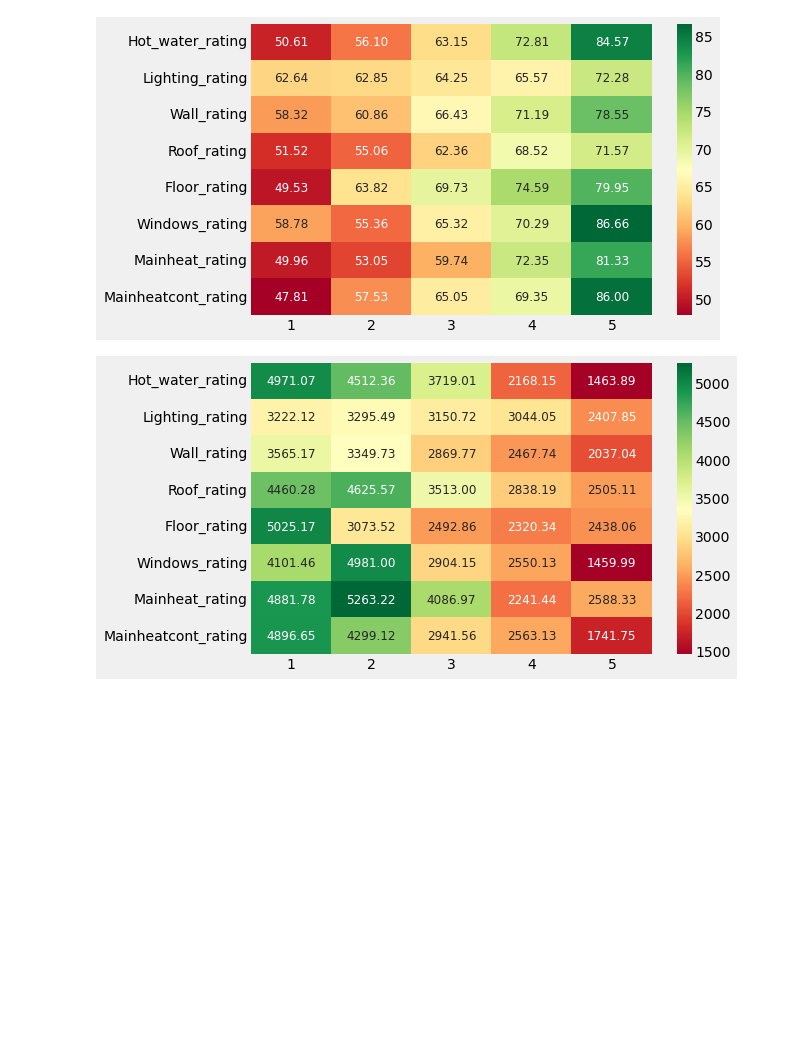
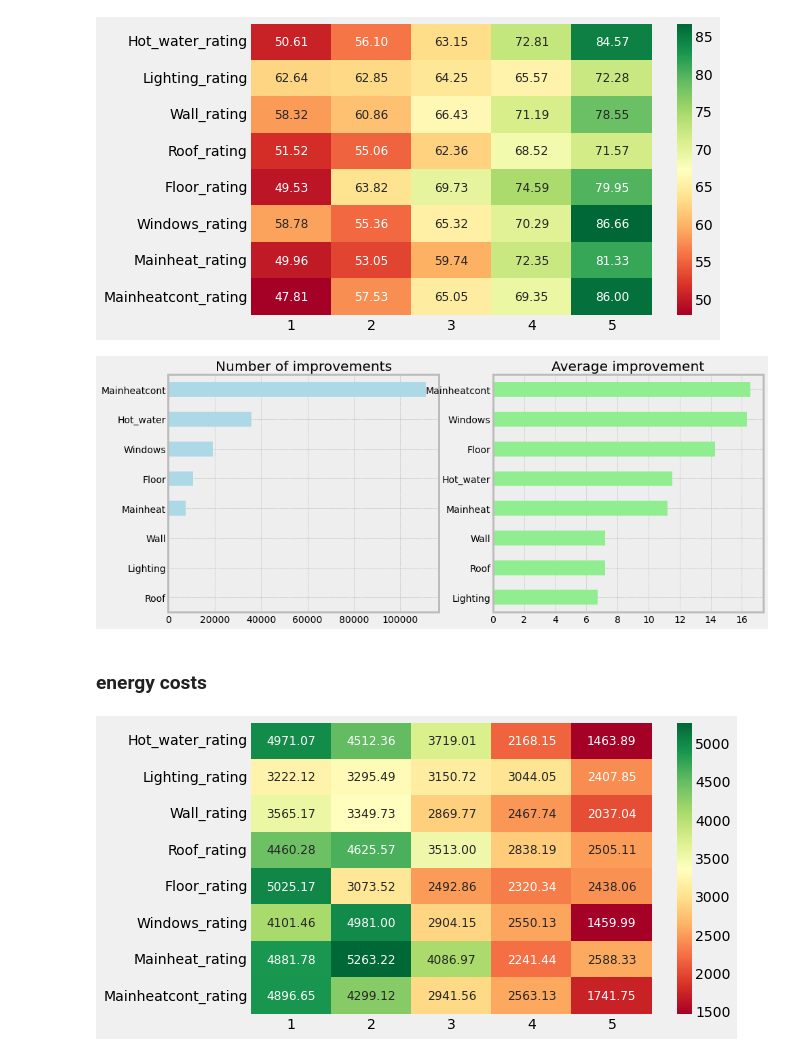
Before and after one commit to abessalov/Ocean_Energy_Efficiency, a Jupyter notebook: 6_Recommendations.ipynb, the cells around one changed output. Saved outputs shown, nothing was run; the diff lists cells and outputs as text; code cells hidden in the pictures; blank space fills up the shorter version.

```diff
--- a/6_Recommendations.ipynb
+++ b/6_Recommendations.ipynb
@@ -144,4 +146,26 @@ _ = p.set_xlabel('')
 _ = p.set_ylabel('')
 # %% [output]
 [figure]
+# %%
+# calculate improvements:
+df_imp = df_out.diff()[1:]
+df_imp.index = [1,2,3,4]
+df_imp = df_imp.to_dict()
+
+feats_imp = []
+for f in feats_used:
+    df1[f+'_improve'] = df1[f].map(df_imp[f])
+    feats_imp.append(f+'_improve')
+
+df1['improve_eff'] = df1[feats_imp].max(axis = 1)
+df1['improve_eff_feat'] = df1[feats_imp].idxmax(axis = 1).str[:-15]
+# %%
+# popularity by wall types and insulation
+_, ax = plt.subplots(1,2, figsize = (14,6))
+_ = df1.groupby('improve_eff_feat').size().sort_values().plot(kind = 'barh', ax = ax[0], ylabel = '', color = 'lightblue', title = 'Number of improvements')
+_ = df1.groupby('improve_eff_feat')['improve_eff'].mean().sort_values().plot(kind = 'barh', ax = ax[1], ylabel = '', color = 'lightgreen', title = 'Average improvement')
+# %% [output]
+[figure, added]
+# %% [markdown]
+### energy costs
 # %%
```
Also changed, not shown: parts of 6 cells of this notebook, 3 other files.
